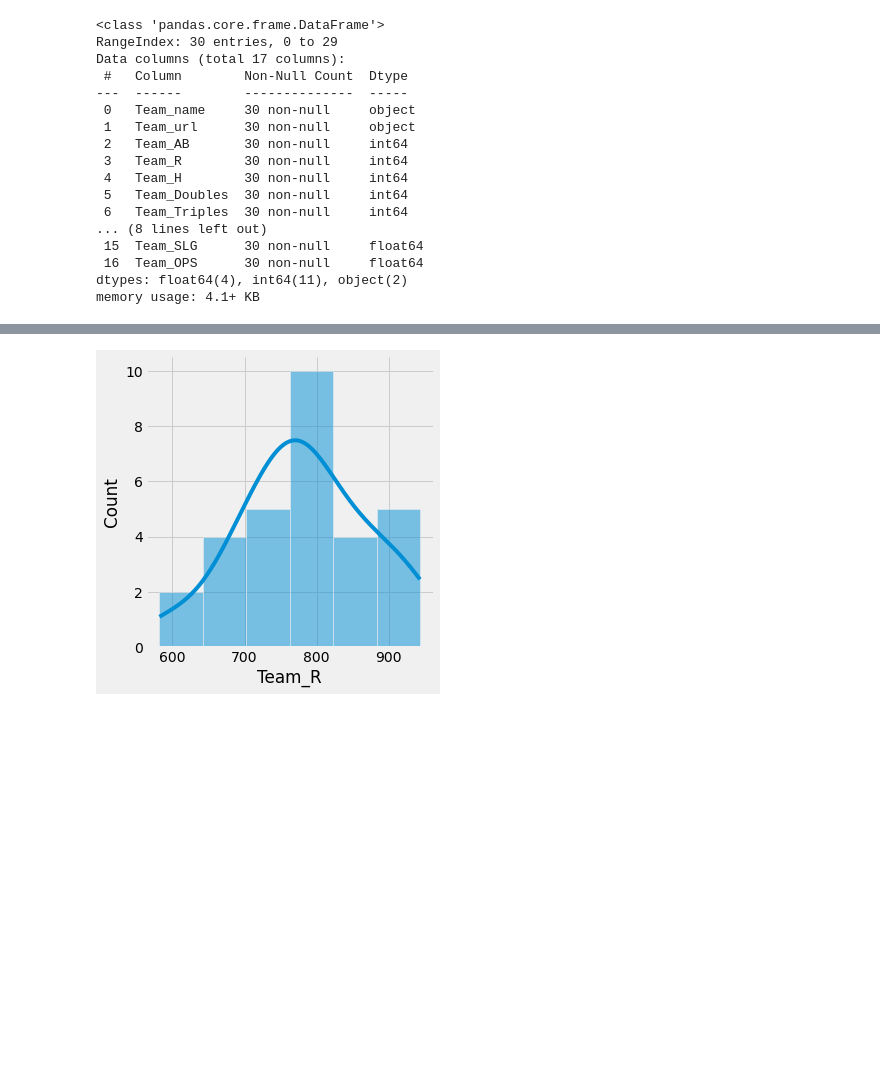
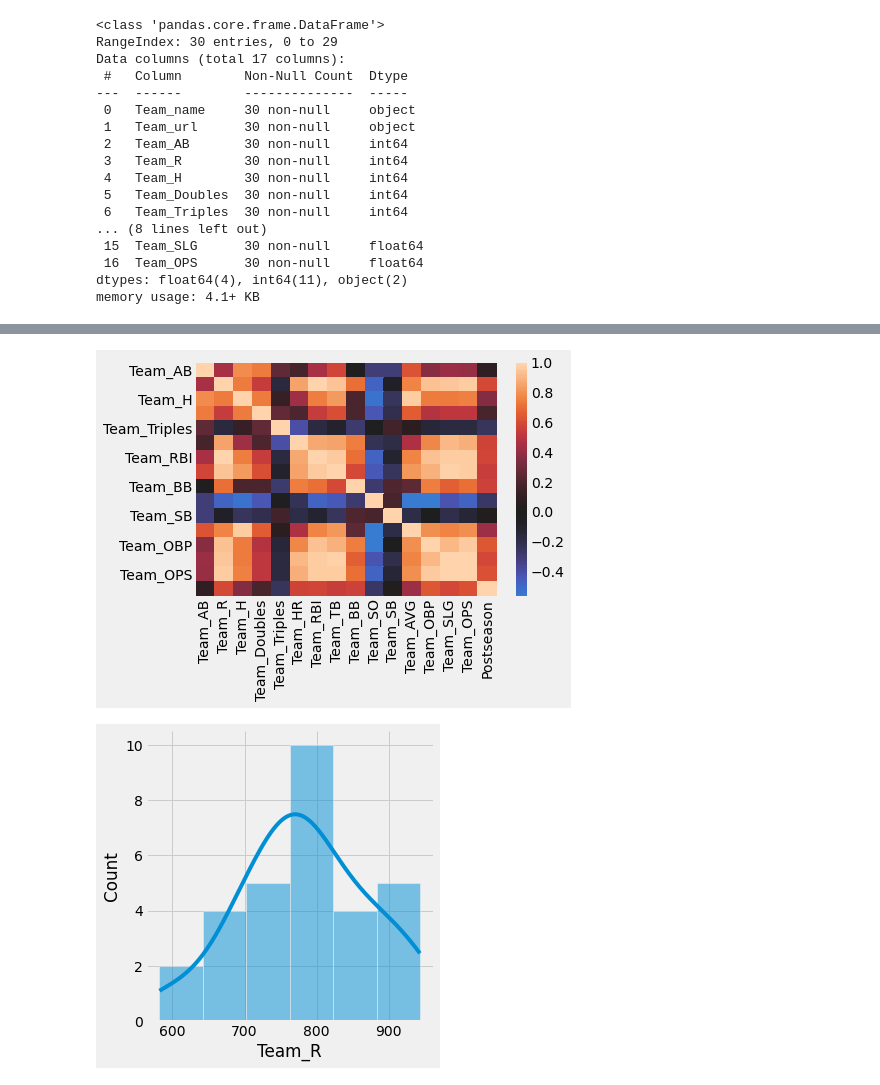
Before and after one commit to jmg0144/mlb-analysis, a Jupyter notebook: MLB-Analysis.ipynb, the cells around one changed output, grey strips where cells are left out. Saved outputs shown, nothing was run; the diff lists cells and outputs as text; code cells hidden in the pictures; blank space fills up the shorter version.

Commit message:
Added playoff data, graphs

```diff
--- a/MLB-Analysis.ipynb
+++ b/MLB-Analysis.ipynb
@@ -105,0 +95,6 @@ Name: 3, dtype: object
+# %%
+df_2 = df.drop(['Team_url', 'Team_AB'], axis=1)
+df_2['Postseason'] = [1, 1, 0, 1, 0, 1, 0, 0, 1, 1, 0, 1, 0, 0,
+                      0, 1, 0, 0, 0, 1, 0, 0, 1, 0, 0, 0, 0, 0, 0, 0]
+df_2.set_index('Team_name',inplace=True)
+df_2.head()
@@ -106,5 +117,10 @@ Name: 3, dtype: object
 # %%
 plt.style.use('fivethirtyeight')
+# %%
+#Create heatmap to check for highly correlated features.
+sns.heatmap(df_2.corr(), center=0);
+# %% [output]
+[figure, added]
 # %%
 def plot_dist(column):
     sns.displot(x=df_2[column],kind='hist',kde=True);
```
Also changed, not shown: parts of 9 cells of this notebook.
